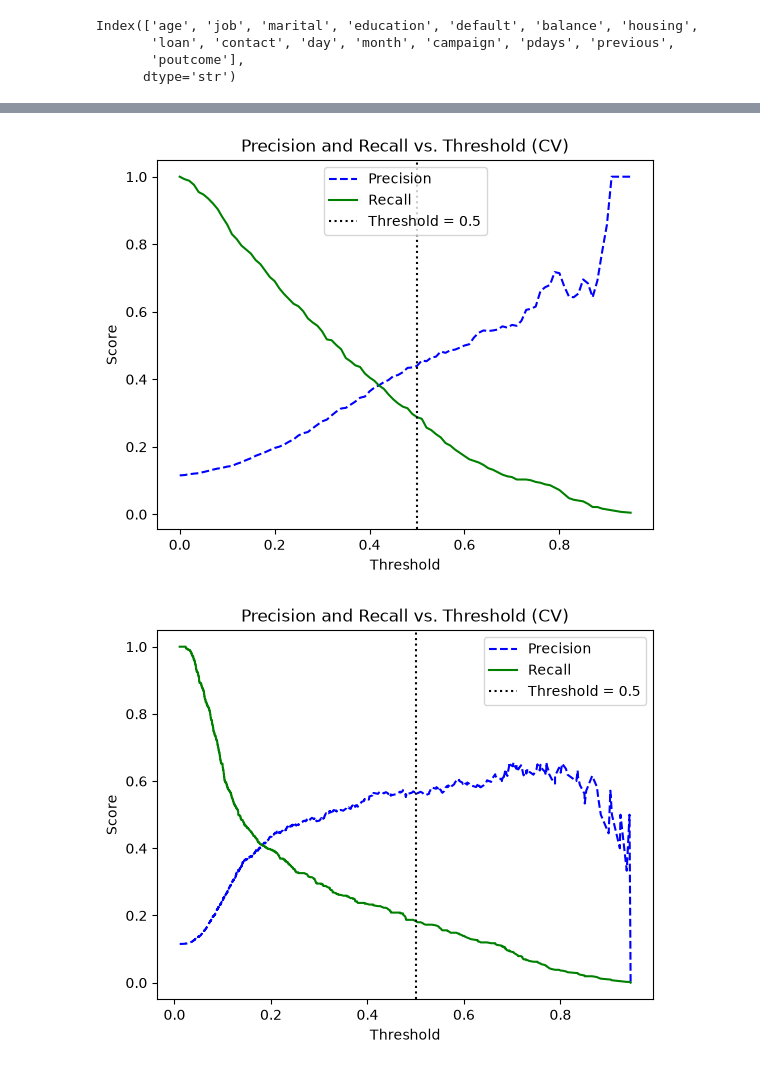
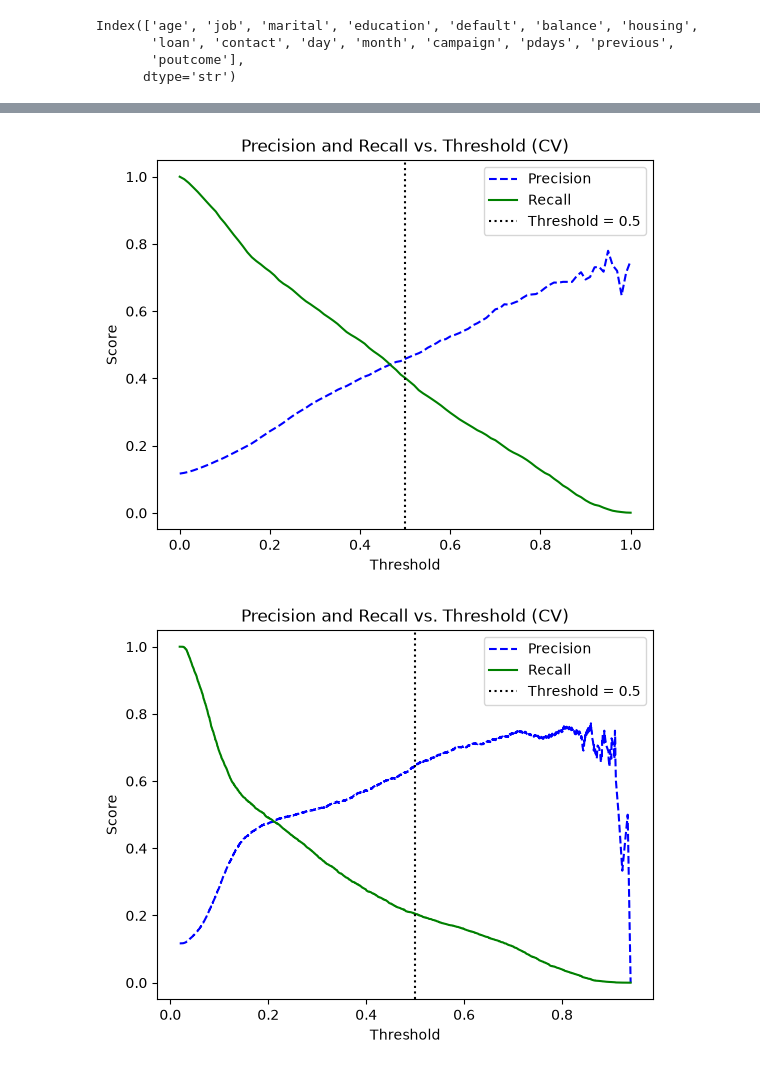
Before and after one commit to abolfazlrahmati20/machine_learning, a Jupyter notebook: week_03/week10/finall.ipynb, the cells around one changed output, grey strips where cells are left out. Cells and saved outputs as stored; diff of their text form; code cells hidden in the pictures.

```diff
--- a/week_03/week10/finall.ipynb
+++ b/week_03/week10/finall.ipynb
@@ -1,7 +1,7 @@
 # %%
 import matplotlib.pyplot as plt
 import pandas as pd
-df=pd.read_csv("bank.csv", sep=";")
+df=pd.read_csv("bank-full.csv", sep=";")
 # %%
 df.head(5)
 # %% [output]
@@ -518,29 +466,29 @@ plt.legend()
 plt.title("Precision and Recall vs. Threshold (CV)")
 plt.show()
 # %% [output]
-[figure, old version]
+[figure, new version]
 # %%
 from sklearn.metrics import precision_recall_curve
 y_proba_cv = cross_val_predict(
-    model6,
+    model5,
     X_train,
     y_train.squeeze(),
     cv=5,
     method="predict_proba"
 )[:, 1]
 
 precisions, recalls, pr_thresholds = precision_recall_curve(
     y_train.squeeze(),
     y_proba_cv
 )
 
 plt.plot(pr_thresholds, precisions[:-1], "b--", label="Precision")
 plt.plot(pr_thresholds, recalls[:-1], "g-", label="Recall")
 plt.axvline(0.5, color="black", linestyle=":", label="Threshold = 0.5")
 plt.xlabel("Threshold")
 plt.ylabel("Score")
 plt.legend()
 plt.title("Precision and Recall vs. Threshold (CV)")
 plt.show()
 # %% [output]
-[figure, old version]
+[figure, new version]
```
Also changed, not shown: parts of 33 cells of this notebook, 3 other files.
